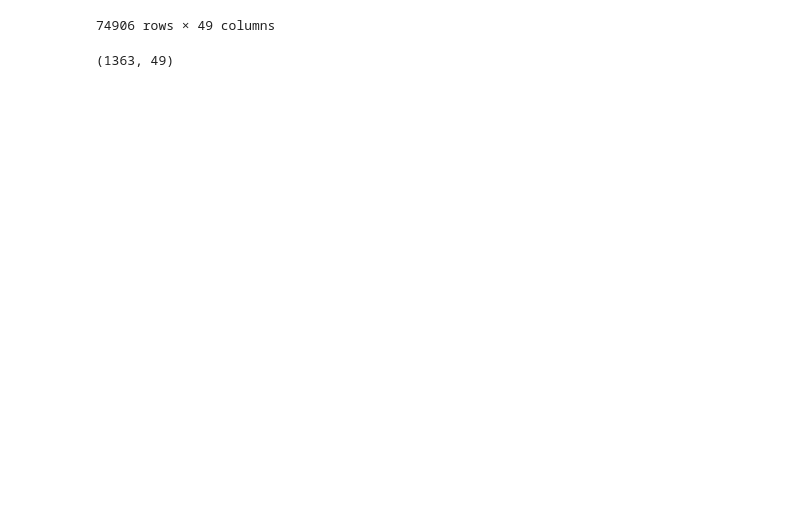
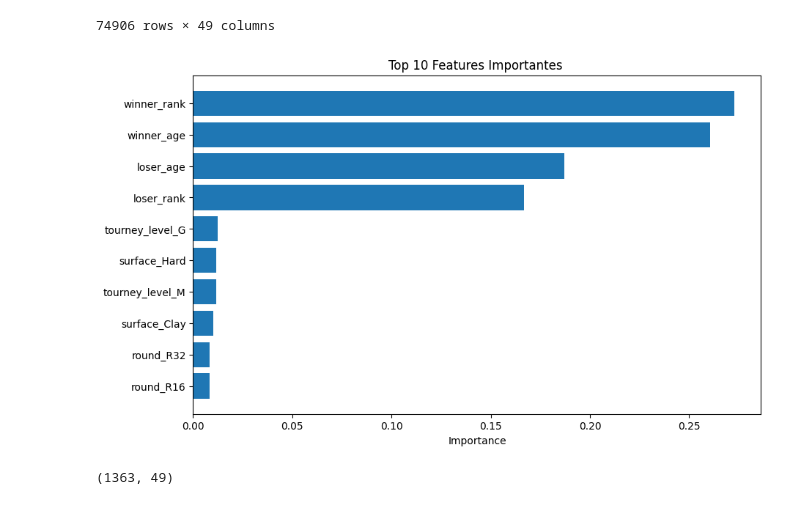
Before and after one commit to EyalT5/albert-ml-project, a Jupyter notebook: notebooks/scrapp.ipynb, the cells around one changed output. Cells and saved outputs as stored; diff of their text form; code cells hidden in the pictures; blank space fills up the shorter version.

```diff
--- a/notebooks/scrapp.ipynb
+++ b/notebooks/scrapp.ipynb
@@ -113,6 +113,36 @@ df_all
 | 74904 | 2024-M-DC-2024-WG2-PO-VIE-RSA-01 | Davis Cup WG2 PO: VIE vs RSA | Hard | 4 | D | 20240202 | 4 | 122533 | ... |
 | 74905 | 2024-M-DC-2024-WG2-PO-VIE-RSA-01 | Davis Cup WG2 PO: VIE vs RSA | Hard | 4 | D | 20240202 | 5 | 202475 | ... |
 74906 rows × 49 columns
+# %%
+from sklearn.ensemble import RandomForestClassifier
+import pandas as pd
+
+import matplotlib.pyplot as plt
+
+# Préparation des données
+features = ['winner_rank', 'loser_rank', 'winner_age', 'loser_age', 'surface', 'tourney_level', 'round']
+df_all_filtered = df_all.dropna(subset=features)
+X = pd.get_dummies(df_all_filtered[features], columns=['surface', 'tourney_level', 'round'], drop_first=True)
+y = (df_all_filtered['winner_name'] == "Novak Djokovic").astype(int)  # Exemple : prédire si Novak Djokovic gagne
+
+# Entraîner un modèle Random Forest
+rf_model = RandomForestClassifier(random_state=42)
+rf_model.fit(X, y)
+
+# Extraire les importances des features
+importances = rf_model.feature_importances_
+feature_names = X.columns
+sorted_indices = importances.argsort()[::-1]
+
+# Visualiser les 10 features les plus importantes
+plt.figure(figsize=(10, 6))
+plt.barh(range(10), importances[sorted_indices[:10]][::-1], align='center')
+plt.yticks(range(10), feature_names[sorted_indices[:10]][::-1])
+plt.xlabel("Importance")
+plt.title("Top 10 Features Importantes ")
+plt.show()
+# %% [output]
+[figure, added]
 # %%
 djoko_df = df_all[(df_all["winner_name"] == "Novak Djokovic") | (df_all["loser_name"] == "Novak Djokovic")]
 print(djoko_df.shape)
```
Also changed, not shown: parts of 8 cells of this notebook, 1 other file.
